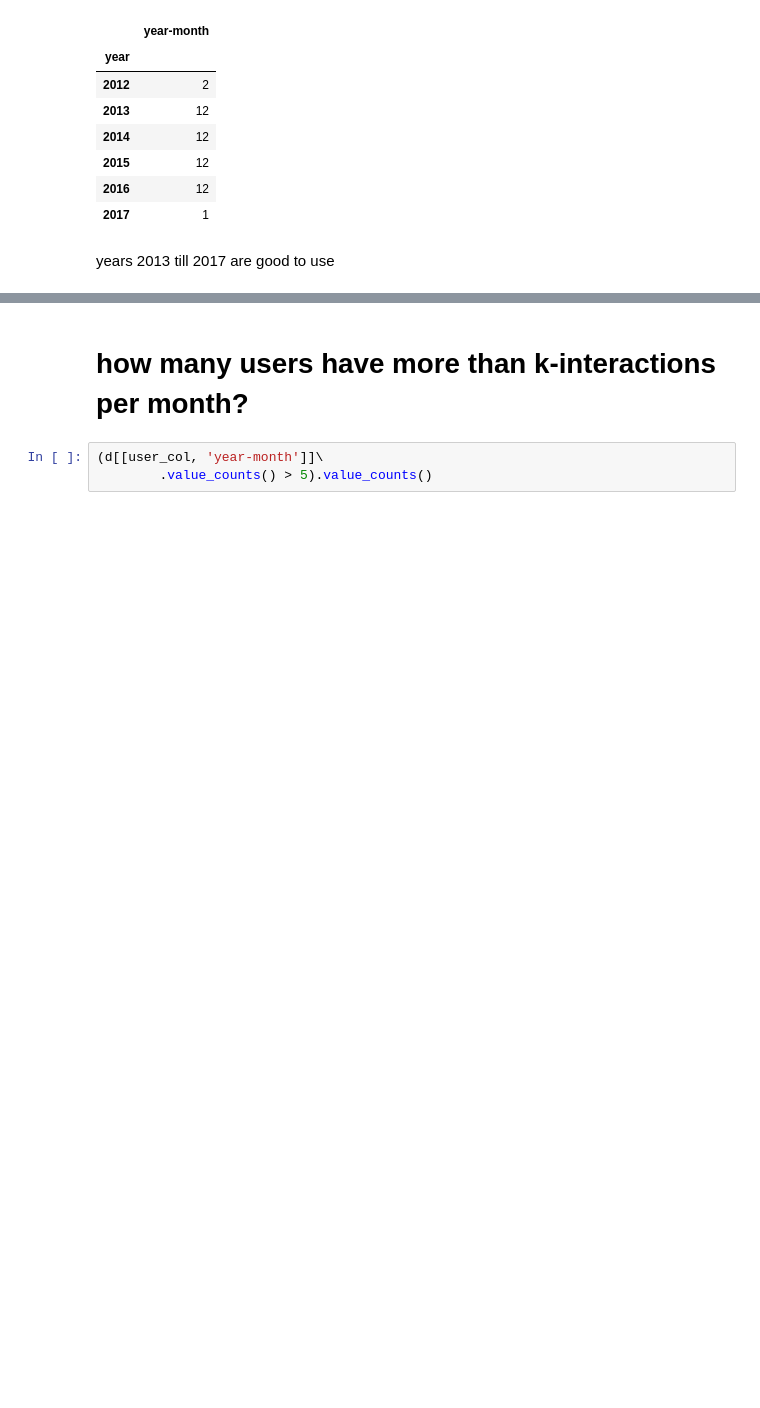
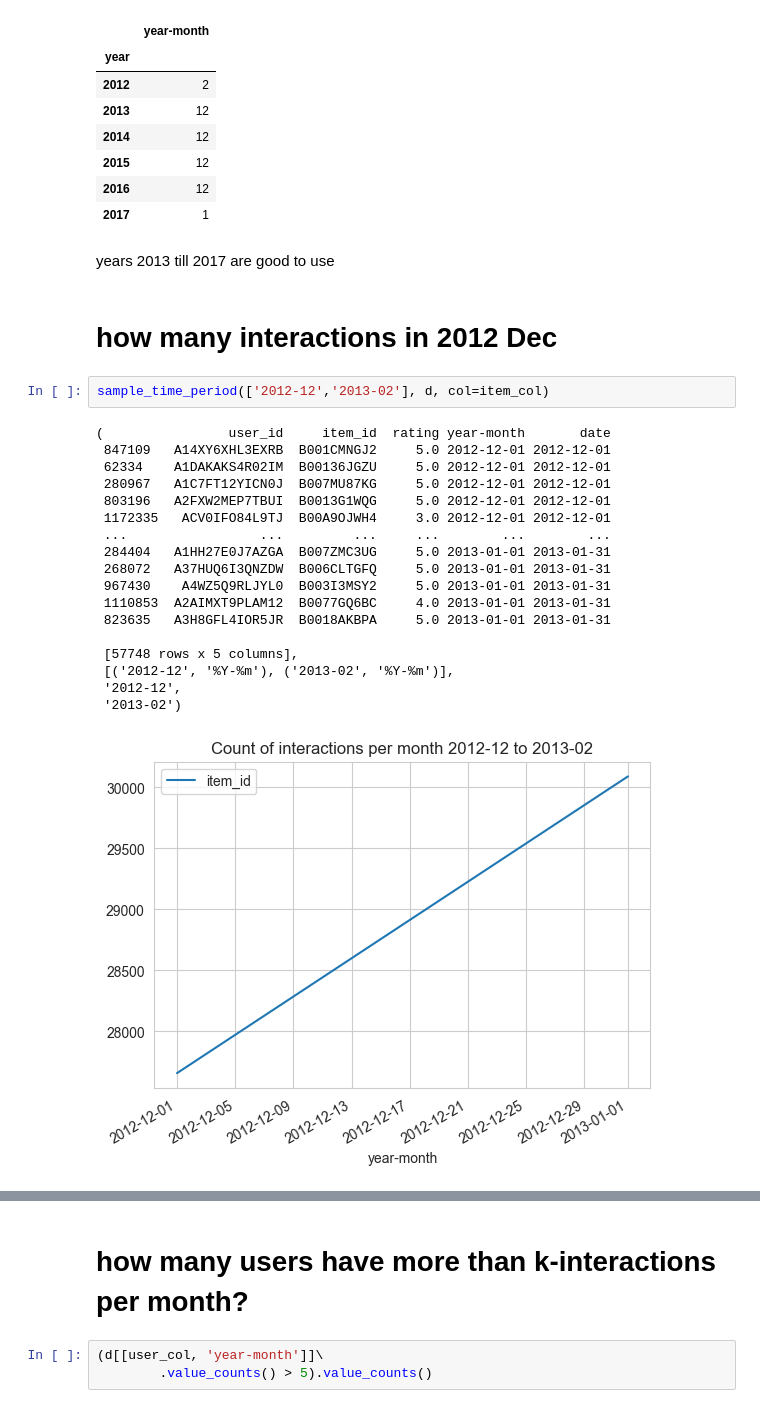
Before and after one commit to mariajoaolavoura/measuring_forgetting, a Jupyter notebook: notebooks/ADM - eda.ipynb, the cells around one changed output, grey strips where cells are left out. Cells and saved outputs as stored; diff of their text form; blank space fills up the shorter version.

```diff
--- a/notebooks/ADM - eda.ipynb
+++ b/notebooks/ADM - eda.ipynb
@@ -195,3 +207,26 @@ data_clean.loc[data_clean['year-month'].isin(ym_list),['year', 'year-month']].dr
 | 2017 | 1 |
 # %% [markdown]
 years 2013 till 2017 are good to use
+# %% [markdown]
+# how many interactions in 2012 Dec
+# %%
+sample_time_period(['2012-12','2013-02'], d, col=item_col)
+# %% [output]
+(                user_id     item_id  rating year-month       date
+ 847109   A14XY6XHL3EXRB  B001CMNGJ2     5.0 2012-12-01 2012-12-01
+ 62334    A1DAKAKS4R02IM  B00136JGZU     5.0 2012-12-01 2012-12-01
+ 280967   A1C7FT12YICN0J  B007MU87KG     5.0 2012-12-01 2012-12-01
+ 803196   A2FXW2MEP7TBUI  B0013G1WQG     5.0 2012-12-01 2012-12-01
+ 1172335   ACV0IFO84L9TJ  B00A9OJWH4     3.0 2012-12-01 2012-12-01
+ ...                 ...         ...     ...        ...        ...
+ 284404   A1HH27E0J7AZGA  B007ZMC3UG     5.0 2013-01-01 2013-01-31
+ 268072   A37HUQ6I3QNZDW  B006CLTGFQ     5.0 2013-01-01 2013-01-31
+ 967430    A4WZ5Q9RLJYL0  B003I3MSY2     5.0 2013-01-01 2013-01-31
+ 1110853  A2AIMXT9PLAM12  B0077GQ6BC     4.0 2013-01-01 2013-01-31
+ 823635   A3H8GFL4IOR5JR  B0018AKBPA     5.0 2013-01-01 2013-01-31
+
+ [57748 rows x 5 columns],
+ [('2012-12', '%Y-%m'), ('2013-02', '%Y-%m')],
+ '2012-12',
+ '2013-02')
+[figure, added]
```
Also changed, not shown: parts of 60 cells of this notebook, 2 other files.
